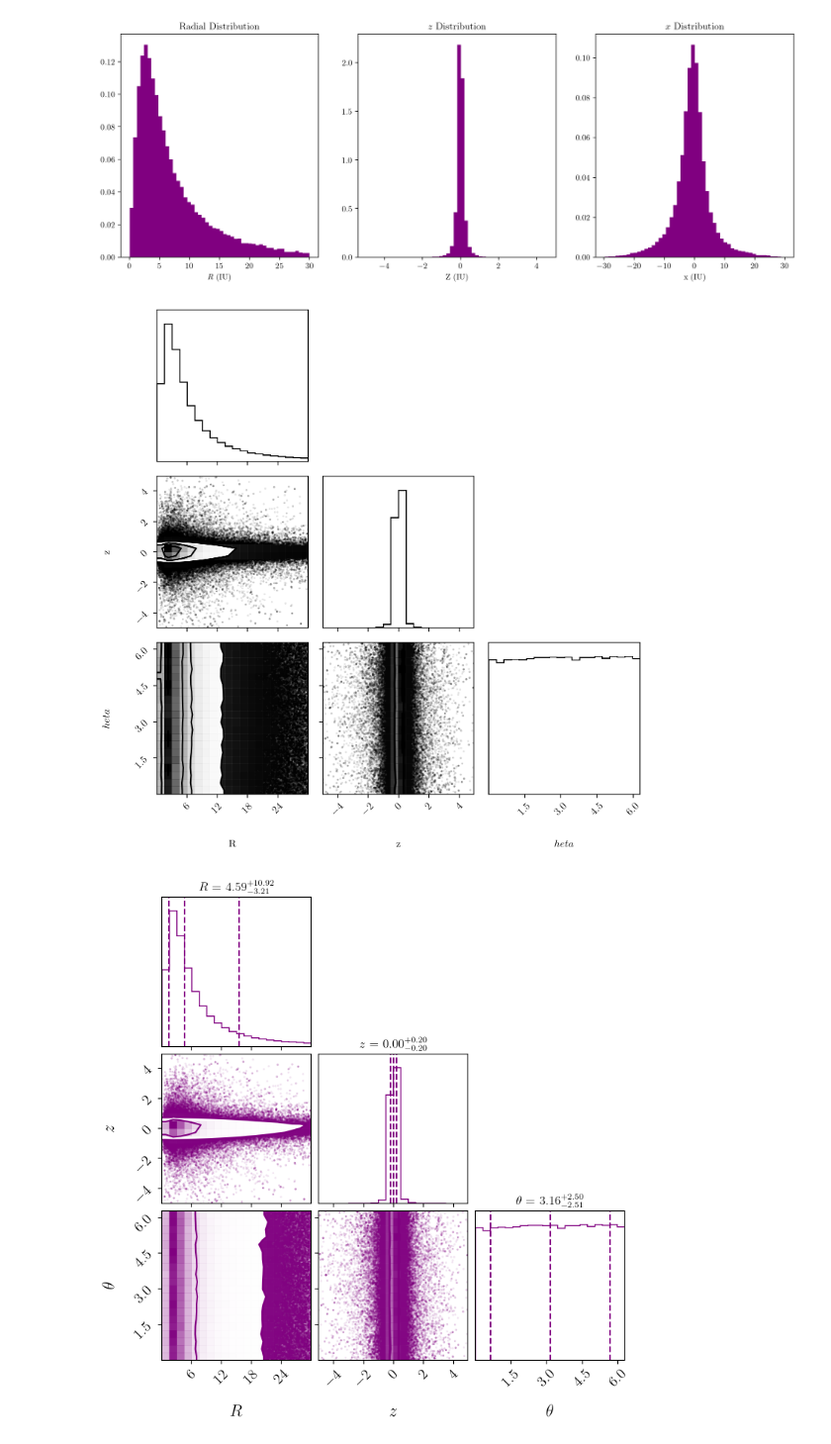
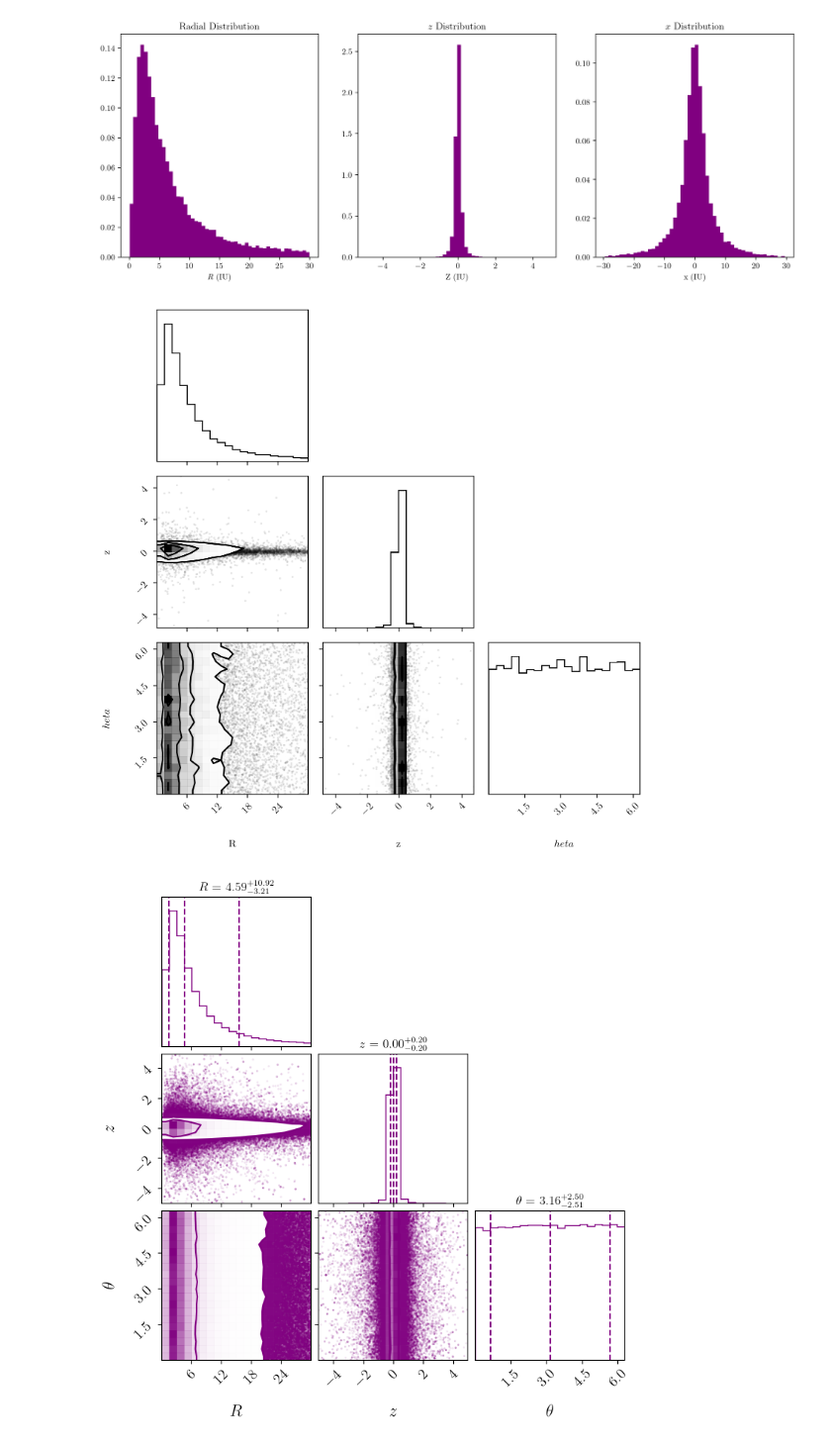
Before and after one commit to ludovicarbone/Miyamoto-Nagai-Disk-in-a-DM-Halo---equilibrium-and-dynamical-friction, a Jupyter notebook: position_generation_MCMC.ipynb, the cells around one changed output. Shown at 99% size. Drawn from its saved outputs; the diff is of its cells as text; code cells hidden in the pictures.

```diff
--- a/position_generation_MCMC.ipynb
+++ b/position_generation_MCMC.ipynb
@@ -83,11 +83,30 @@ State([[ 3.29938720e+00 -1.48704577e-01  3.77044297e+00]
 # %%
 # Discard burn-in and flatten chains
-Npart = 50000
+Npart = 20000
 
-flat_samples = sampler.get_chain(discard=3000, flat=True)
-unique_samples = np.unique(flat_samples, axis=0)
-flat_samples_subset = unique_samples[np.random.choice(unique_samples.shape[0], Npart , replace=False)]
+#flat_samples = sampler.get_chain(discard=3000, flat=True)
+#unique_samples = np.unique(flat_samples, axis=0)
+#flat_samples_subset = unique_samples[np.random.choice(unique_samples.shape[0], Npart , replace=False)]
 #s[np.random.choice(flat_samples.shape[0], 30000, replace=False)]
+
+# Calcolo del tempo di autocorrelazione
+tau = sampler.get_autocorr_time()
+
+# Sottocampionamento della catena
+flat_samples = sampler.get_chain(discard=3000, flat=True, thin=int(np.max(tau)))
+
+# Assicurati che il numero di campioni sia sufficiente
+if flat_samples.shape[0] < Npart:
+    raise ValueError("Numero di campioni indipendenti insufficiente rispetto a Npart richiesto!")
+
+# Estrai un sottoinsieme casuale di campioni indipendenti
+flat_samples_subset = flat_samples[np.random.choice(flat_samples.shape[0], Npart, replace=False)]
+
+# Converti in coordinate cartesiane
+R_samples = flat_samples_subset[:, 0]
+z_samples = flat_samples_subset[:, 1]
+phi_samples = flat_samples_subset[:, 2]
+
 
 # Convert to Cartesian coordinates
 R_samples = flat_samples_subset[:, 0]
@@ -97,35 +116,35 @@ phi_samples = flat_samples_subset[:, 2]
 x_particles = R_samples * np.cos(phi_samples)
 y_particles = R_samples * np.sin(phi_samples)
 z_particles = z_samples
 
 plt.figure(figsize=(15,5))
 
 # Radial distribution
 plt.subplot(131)
 R = np.sqrt(x_particles**2 + y_particles**2)
 plt.hist(R, bins=50, density=True, color='purple')
 plt.title('Radial Distribution')
 plt.xlabel('$R$ (IU)')
 
 # Z distribution
 plt.subplot(132)
 plt.hist(z_particles, bins=50, density=True, color='purple')
 plt.title('$z$ Distribution')
 plt.xlabel('Z (IU)')
 
 plt.subplot(133)
 plt.hist(x_particles, bins=50, density=True,  color='purple')
 plt.title('$x$ Distribution')
 plt.xlabel('x (IU)')
 
 plt.subplot(133)
 corner.corner(flat_samples, labels=['R', 'z', '$\theta$'])
 
 plt.tight_layout()
 plt.show()
 # %% [output]
-[figure, old version]
+[figure, new version]
-[figure, old version]
+[figure, new version]
 # %%
 fig = corner.corner(
     flat_samples,
```
Also changed, not shown: parts of 3 cells of this notebook.
